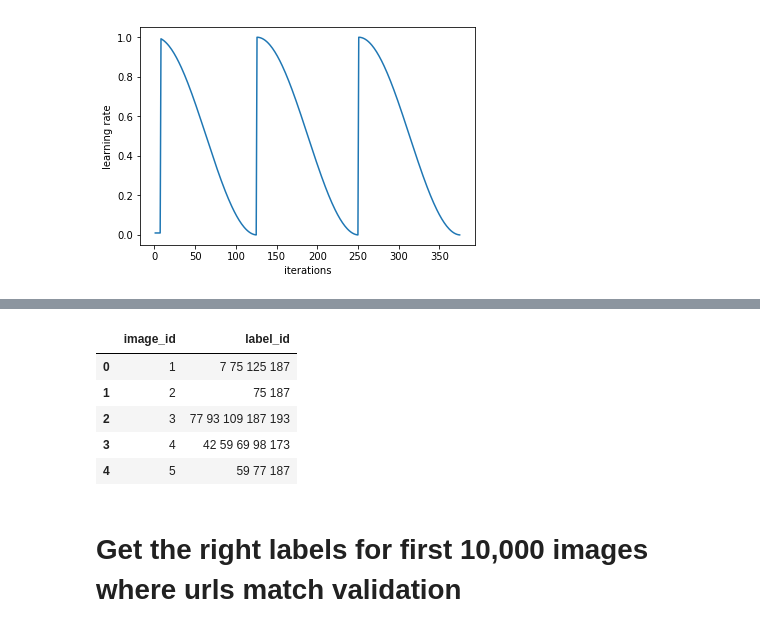
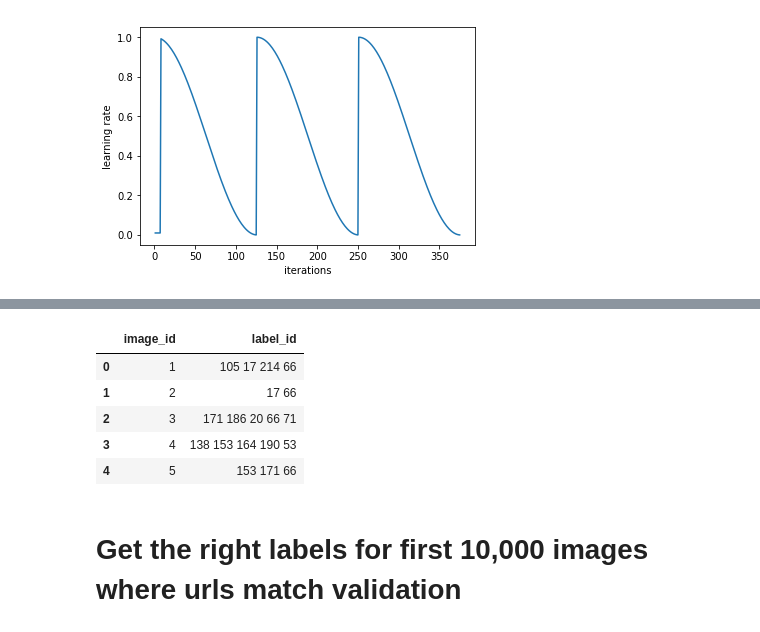
Before and after one commit to jscottcronin/fashion_tags, a Jupyter notebook: code/baseline.ipynb, the cells around one changed output, grey strips where cells are left out. Cells and saved outputs as stored; diff of their text form; code cells hidden in the pictures.

```diff
--- a/code/baseline.ipynb
+++ b/code/baseline.ipynb
@@ -171,4 +188,5 @@ preds = np.mean(multi_preds, 0)
+# %%
+cs = np.array(learn.data.classes)
+label_preds = list(map(lambda x: ' '.join(cs[x]), (preds > 0.5)))
 # %%
-test_ids = list(map(lambda x: x[5:-4], data.test_ds.fnames))
+test_ids = list(map(lambda x: int(x[5:-4]), data.test_ds.fnames))
-# %%
-test_ids = pd.Series(map(lambda x: x[5:-4], data.test_ds.fnames), index=np.arange(len(data.test_ds.fnames)))
@@ -190,17 +193,19 @@ image_id,label_id
 # %%
-subm = pd.concat([test_ids, test_labels], axis=1)
-subm.columns = ['image_id', 'label_id']
-subm['image_id'] = subm['image_id'].astype(int)
-subm = subm.sort_values('image_id').reset_index(drop=True)
+pred_df = (
+    pd.DataFrame(list(zip(test_ids, label_preds)),
+                 columns=['image_id', 'label_id'])
+    .sort_values('image_id')
+    .reset_index(drop=True)
+)
 # %%
-subm.head()
+pred_df.head()
 # %% [output]
 |  | image_id | label_id |
-| 0 | 1 | 7 75 125 187 |
-| 1 | 2 | 75 187 |
-| 2 | 3 | 77 93 109 187 193 |
-| 3 | 4 | 42 59 69 98 173 |
-| 4 | 5 | 59 77 187 |
+| 0 | 1 | 105 17 214 66 |
+| 1 | 2 | 17 66 |
+| 2 | 3 | 171 186 20 66 71 |
+| 3 | 4 | 138 153 164 190 53 |
+| 4 | 5 | 153 171 66 |
 # %% [markdown]
 # Get the right labels for first 10,000 images where urls match validation
 # %%
```
Also changed, not shown: parts of 18 cells of this notebook, 1 other file.
